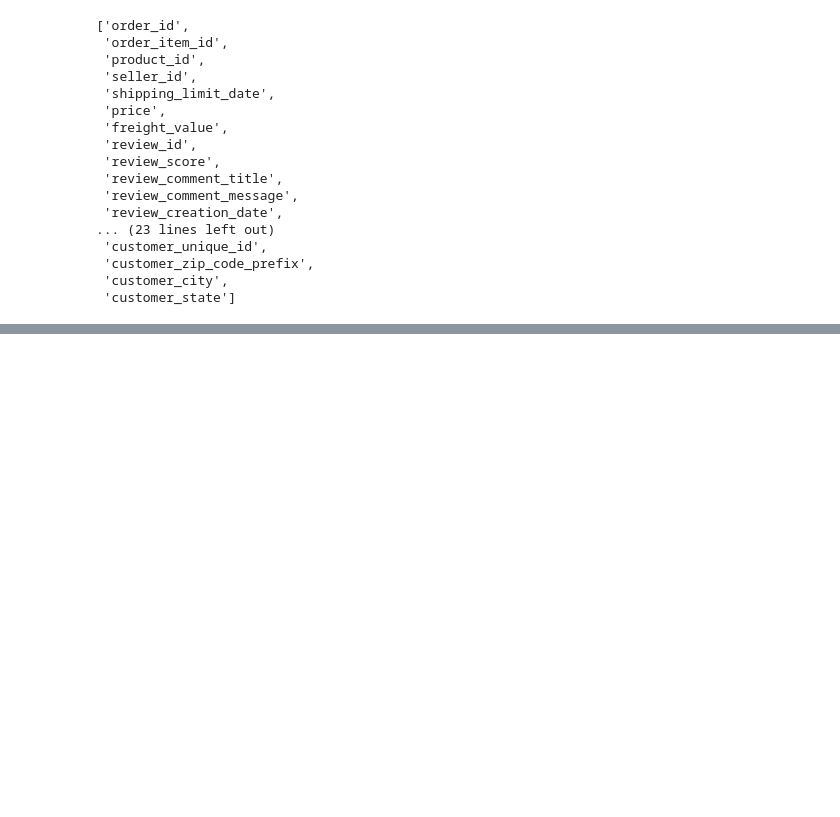
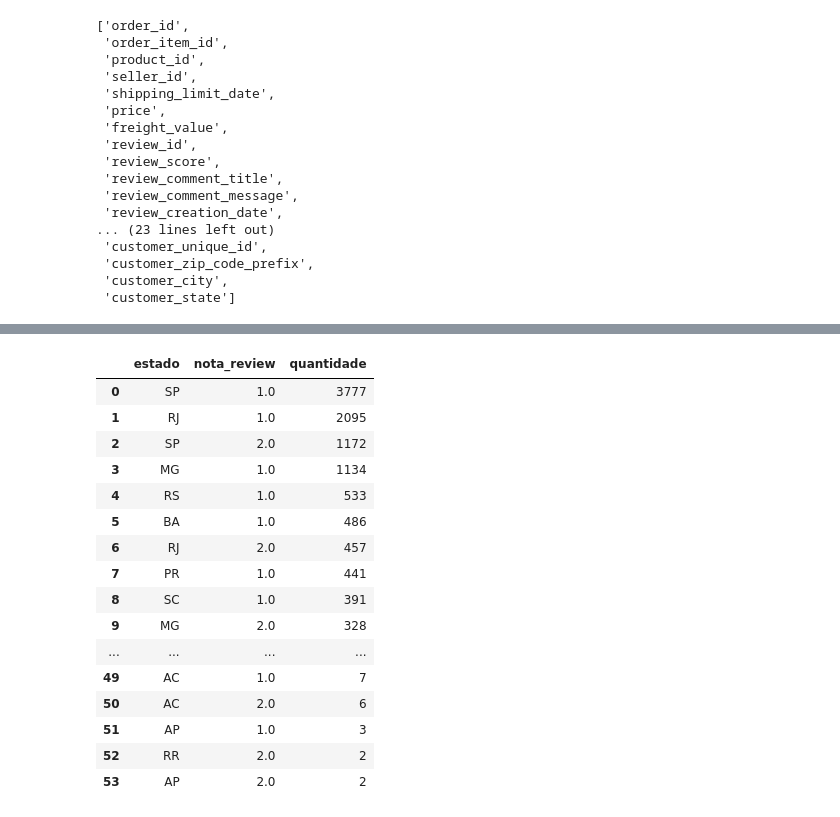
Before and after one commit to Brenno-Kenji/consumer-feedback-analysis, a Jupyter notebook: notebooks/main.ipynb, the cells around one changed output, grey strips where cells are left out. Drawn from its saved outputs; the diff is of its cells as text; code cells hidden in the pictures; blank space fills up the shorter version.

```diff
--- a/notebooks/main.ipynb
+++ b/notebooks/main.ipynb
@@ -826,13 +826,13 @@ memory usage: 38.2+ MB
 #Unificando as tabelas para que seja possível análisar.
 merged_customer_id = dEntrega.merge(dClientes, on = 'customer_id', how = 'left')
 
-merged_order_id = dPedidos.merge(dReview, on = 'order_id', how = 'left')
-merged_order_id = merged_order_id.merge(dProdutos, on = 'product_id', how = 'left')
-merged_order_id = merged_order_id.merge(dVendedores, on = 'seller_id', how = 'left')
-merged_order_id = merged_order_id.merge(dPagamento, on = 'order_id', how = 'left')
-merged_order_id = merged_order_id.merge(merged_customer_id, on = 'order_id', how = 'left')
+consumer_feedback_analysis = dPedidos.merge(dReview, on = 'order_id', how = 'left')
+consumer_feedback_analysis = consumer_feedback_analysis.merge(dProdutos, on = 'product_id', how = 'left')
+consumer_feedback_analysis = consumer_feedback_analysis.merge(dVendedores, on = 'seller_id', how = 'left')
+consumer_feedback_analysis = consumer_feedback_analysis.merge(dPagamento, on = 'order_id', how = 'left')
+consumer_feedback_analysis = consumer_feedback_analysis.merge(merged_customer_id, on = 'order_id', how = 'left')
 
-merged_order_id
+consumer_feedback_analysis
 # %% [output]
 |  | order_id | order_item_id | product_id | seller_id | shipping_limit_date | price | freight_value | ... |
 | 0 | 00010242fe8c5a6d1ba2dd792cb16214 | 1 | 4244733e06e7ecb4970a6e2683c13e61 | 48436dade18ac8b2bce089ec2a041202 | 2017-09-19 09:45:35 | 58.90 | 13.29 | ... |
@@ -849,17 +849,17 @@ merged_order_id
 118310 rows × 39 columns
 # %%
 # Excluindo order_id duplicados
-linhas_duplas = merged_order_id[merged_order_id['order_id'].duplicated()]
-merged_order_id.drop_duplicates(subset = 'order_id', keep = 'first', inplace = True)
+linhas_duplas = consumer_feedback_analysis[consumer_feedback_analysis['order_id'].duplicated()]
+consumer_feedback_analysis.drop_duplicates(subset = 'order_id', keep = 'first', inplace = True)
 print(f'Foram excluídos {linhas_duplas.shape[0]} registros duplicados da tabela.')
 # %% [output]
 Foram excluídos 19644 registros duplicados da tabela.
 # %%
 # Verificando, validando e transformando os valores nulos presentes em review_score
-valores_nulos_dataset(merged_order_id)
+valores_nulos_dataset(consumer_feedback_analysis)
 
-mediana_review_score = merged_order_id['review_score'].median()
-merged_order_id['review_score'] = merged_order_id['review_score'].fillna(mediana_review_score)
+mediana_review_score = consumer_feedback_analysis['review_score'].median()
+consumer_feedback_analysis['review_score'] = consumer_feedback_analysis['review_score'].fillna(mediana_review_score)
 # %% [output]
 order_id                             0
 order_item_id                        0
@@ -922,0 +951,30 @@ list(merged_order_id.columns)
+# %%
+# Ordenando a quantiade de reviews baseado na quantidade de notas por estado:
+review_score_por_estado = consumer_feedback_analysis[['review_id', 'review_score', 'customer_state']].groupby(['customer_state', 'review_score']).count()
+review_score_por_estado = review_score_por_estado.reset_index()
+review_score_por_estado = review_score_por_estado.rename(columns = {'review_id' : 'quantidade', 'customer_state' : 'estado', 'review_score' : 'nota_review'})
+
+# Filtrando os reviews com avaliação baixa (1 e 2):
+review_score_baixa_por_estado = review_score_por_estado.query('nota_review == 1 or nota_review == 2')
+review_score_baixa_por_estado =review_score_baixa_por_estado.sort_values(['quantidade'], ascending = False)
+review_score_baixa_por_estado = review_score_baixa_por_estado.reset_index()
+review_score_baixa_por_estado = review_score_baixa_por_estado.drop(columns = 'index')
+review_score_baixa_por_estado
+# %% [output]
+|  | estado | nota_review | quantidade |
+| 0 | SP | 1.0 | 3777 |
+| 1 | RJ | 1.0 | 2095 |
+| 2 | SP | 2.0 | 1172 |
+| 3 | MG | 1.0 | 1134 |
+| 4 | RS | 1.0 | 533 |
+| 5 | BA | 1.0 | 486 |
+| 6 | RJ | 2.0 | 457 |
+| 7 | PR | 1.0 | 441 |
+| 8 | SC | 1.0 | 391 |
+| 9 | MG | 2.0 | 328 |
+| ... | ... | ... | ... |
+| 49 | AC | 1.0 | 7 |
+| 50 | AC | 2.0 | 6 |
+| 51 | AP | 1.0 | 3 |
+| 52 | RR | 2.0 | 2 |
+| 53 | AP | 2.0 | 2 |
```
Also changed, not shown: parts of 4 cells of this notebook.
